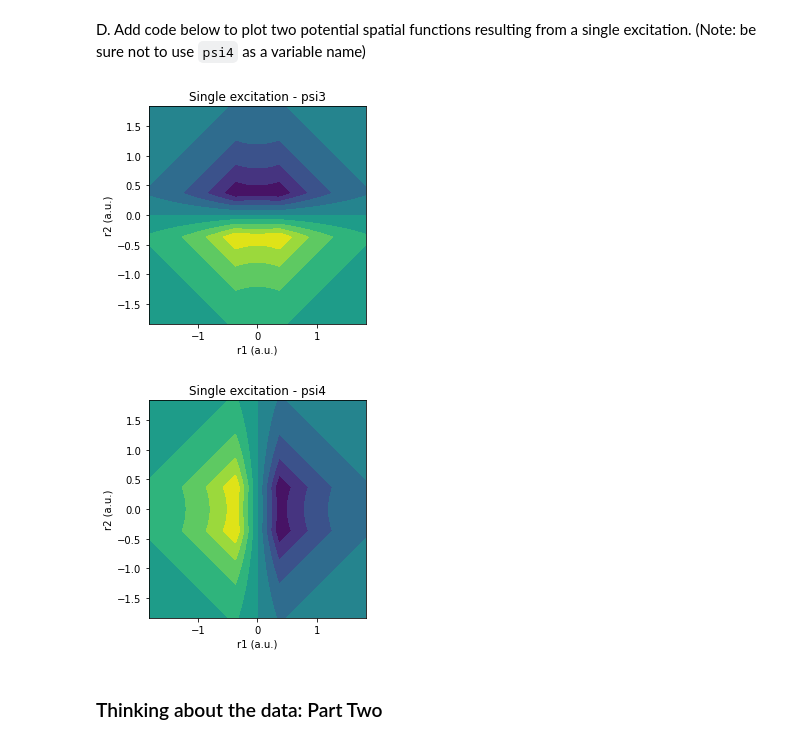
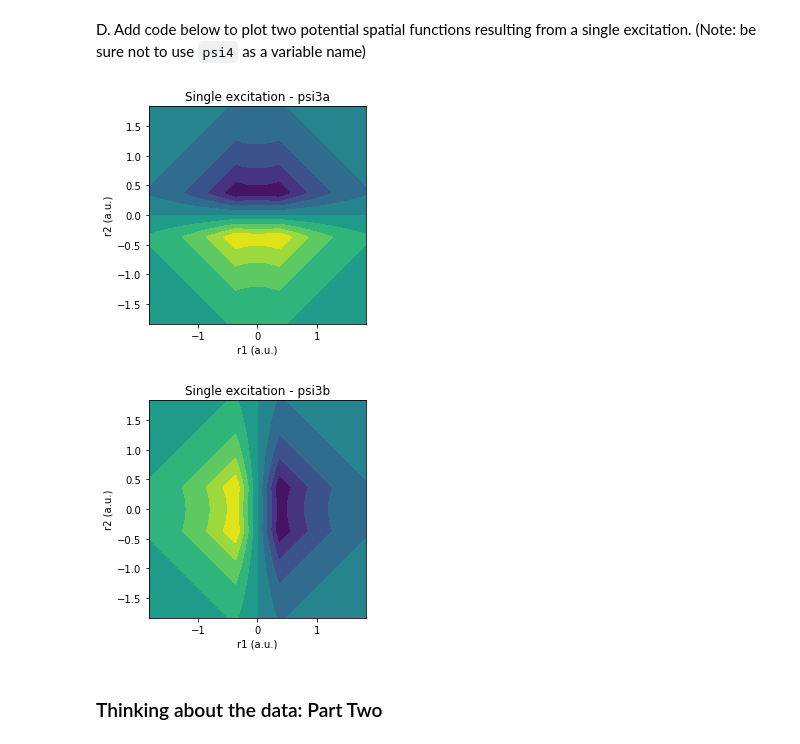
Before and after one commit to sgarrettroe/labs, a Jupyter notebook: HartreeFock/sgrlabH2Correlation-instructorPCL.ipynb, the cells around one changed output. Cells and saved outputs as stored; diff of their text form; code cells hidden in the pictures.

```diff
--- a/HartreeFock/sgrlabH2Correlation-instructorPCL.ipynb
+++ b/HartreeFock/sgrlabH2Correlation-instructorPCL.ipynb
@@ -270,25 +270,25 @@ D. Add code below to plot two potential spatial functions resulting from a singl
 # %%
 # Solution
 psi3a = mo(r1,bond,c_sigma)*mo(r2,bond,c_sigma_star)
 psi3b = mo(r1,bond,c_sigma_star)*mo(r2,bond,c_sigma)
 
 plt.contourf(r1,r2,psi3a,n_levels)
-plt.title('Single excitation - psi3')
+plt.title('Single excitation - psi3a')
 plt.axis('square')
 plt.xlabel('r1 (a.u.)')
 plt.ylabel('r2 (a.u.)')
 plt.show()
 
 
 plt.contourf(r1,r2,psi3b,n_levels)
-plt.title('Single excitation - psi4')
+plt.title('Single excitation - psi3b')
 plt.axis('square')
 plt.xlabel('r1 (a.u.)')
 plt.ylabel('r2 (a.u.)')
 plt.show()
 # %% [output]
-[figure, old version]
+[figure, new version]
-[figure, old version]
+[figure, new version]
 # %% [markdown]
 ### Thinking about the data: Part Two
 # %% [markdown]
```
Also changed, not shown: parts of 6 cells of this notebook.
